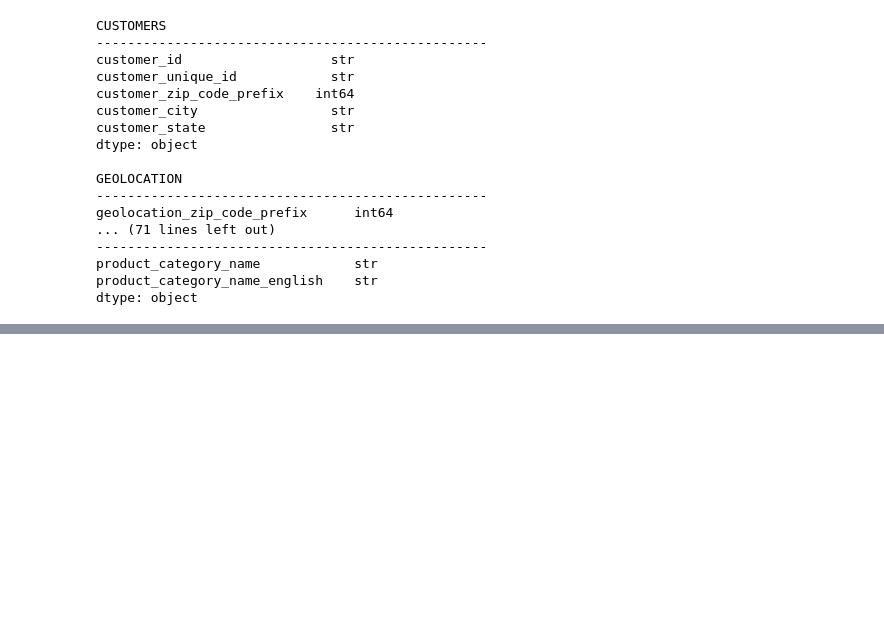
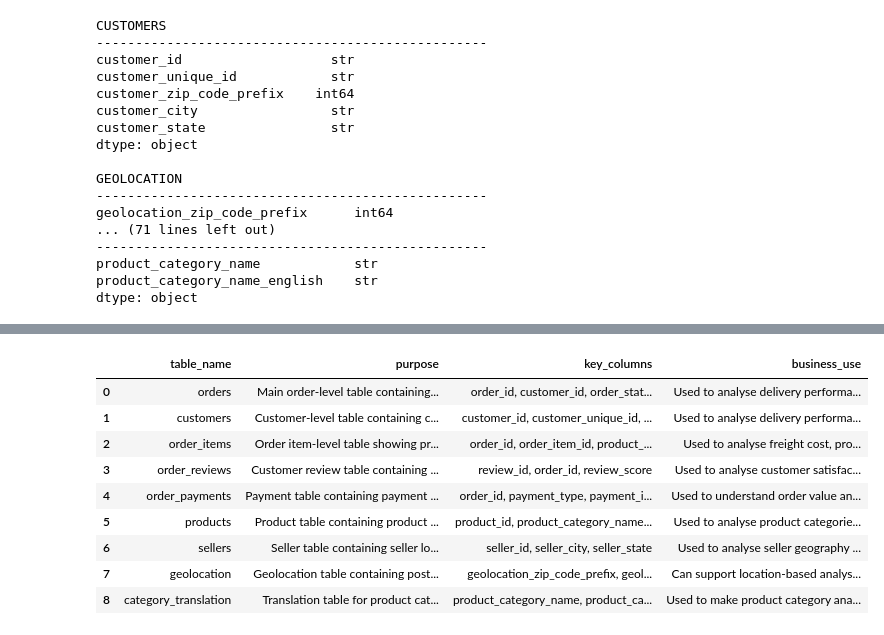
Before and after one commit to mokhan1997/ecommerce-fulfilment-delivery-analysis, a Jupyter notebook: notebooks/01_data_understanding.ipynb, the cells around one changed output, grey strips where cells are left out. Cells and saved outputs as stored; diff of their text form; code cells hidden in the pictures; blank space fills up the shorter version.

Commit message:
Add dataset table overview and relationships

```diff
--- a/notebooks/01_data_understanding.ipynb
+++ b/notebooks/01_data_understanding.ipynb
@@ -213,0 +232,72 @@ dtype: object
+# %%
+# Create a table explaining the purpose of each dataset
+
+table_overview = pd.DataFrame([
+    {
+        "table_name": "orders",
+        "purpose": "Main order-level table containing order status and key order dates.",
+        "key_columns": "order_id, customer_id, order_status, order_purchase_timestamp, order_delivered_customer_date, order_estimated_delivery_date",
+        "business_use": "Used to analyse delivery performance, late orders and order lifecycle timing."
+    },
+    {
+        "table_name": "customers",
+        "purpose": "Customer-level table containing customer location details.",
+        "key_columns": "customer_id, customer_unique_id, customer_city, customer_state",
+        "business_use": "Used to analyse delivery performance by customer geography."
+    },
+    {
+        "table_name": "order_items",
+        "purpose": "Order item-level table showing products, sellers, price and freight cost.",
+        "key_columns": "order_id, order_item_id, product_id, seller_id, price, freight_value",
+        "business_use": "Used to analyse freight cost, product performance and seller-level fulfilment."
+    },
+    {
+        "table_name": "order_reviews",
+        "purpose": "Customer review table containing review scores and comments.",
+        "key_columns": "review_id, order_id, review_score",
+        "business_use": "Used to analyse customer satisfaction and the impact of delivery delays."
+    },
+    {
+        "table_name": "order_payments",
+        "purpose": "Payment table containing payment type, instalments and payment value.",
+        "key_columns": "order_id, payment_type, payment_installments, payment_value",
+        "business_use": "Used to understand order value and payment behaviour."
+    },
+    {
+        "table_name": "products",
+        "purpose": "Product table containing product category and product physical attributes.",
+        "key_columns": "product_id, product_category_name, product_weight_g, product_length_cm, product_height_cm, product_width_cm",
+        "business_use": "Used to analyse product categories, freight cost and fulfilment complexity."
+    },
+    {
+        "table_name": "sellers",
+        "purpose": "Seller table containing seller location details.",
+        "key_columns": "seller_id, seller_city, seller_state",
+        "business_use": "Used to analyse seller geography and seller delivery performance."
+    },
+    {
+        "table_name": "geolocation",
+        "purpose": "Geolocation table containing postcode, latitude, longitude, city and state.",
+        "key_columns": "geolocation_zip_code_prefix, geolocation_lat, geolocation_lng, geolocation_city, geolocation_state",
+        "business_use": "Can support location-based analysis and mapping."
+    },
+    {
+        "table_name": "category_translation",
+        "purpose": "Translation table for product category names from Portuguese to English.",
+        "key_columns": "product_category_name, product_category_name_english",
+        "business_use": "Used to make product category analysis easier to understand for English-speaking stakeholders."
+    }
+])
+
+table_overview
+# %% [output]
+|  | table_name | purpose | key_columns | business_use |
+| 0 | orders | Main order-level table containing... | order_id, customer_id, order_stat... | Used to analyse delivery performa... |
+| 1 | customers | Customer-level table containing c... | customer_id, customer_unique_id, ... | Used to analyse delivery performa... |
+| 2 | order_items | Order item-level table showing pr... | order_id, order_item_id, product_... | Used to analyse freight cost, pro... |
+| 3 | order_reviews | Customer review table containing ... | review_id, order_id, review_score | Used to analyse customer satisfac... |
+| 4 | order_payments | Payment table containing payment ... | order_id, payment_type, payment_i... | Used to understand order value an... |
+| 5 | products | Product table containing product ... | product_id, product_category_name... | Used to analyse product categorie... |
+| 6 | sellers | Seller table containing seller lo... | seller_id, seller_city, seller_state | Used to analyse seller geography ... |
+| 7 | geolocation | Geolocation table containing post... | geolocation_zip_code_prefix, geol... | Can support location-based analys... |
+| 8 | category_translation | Translation table for product cat... | product_category_name, product_ca... | Used to make product category ana... |
```
Also changed, not shown: parts of 2 cells of this notebook.
